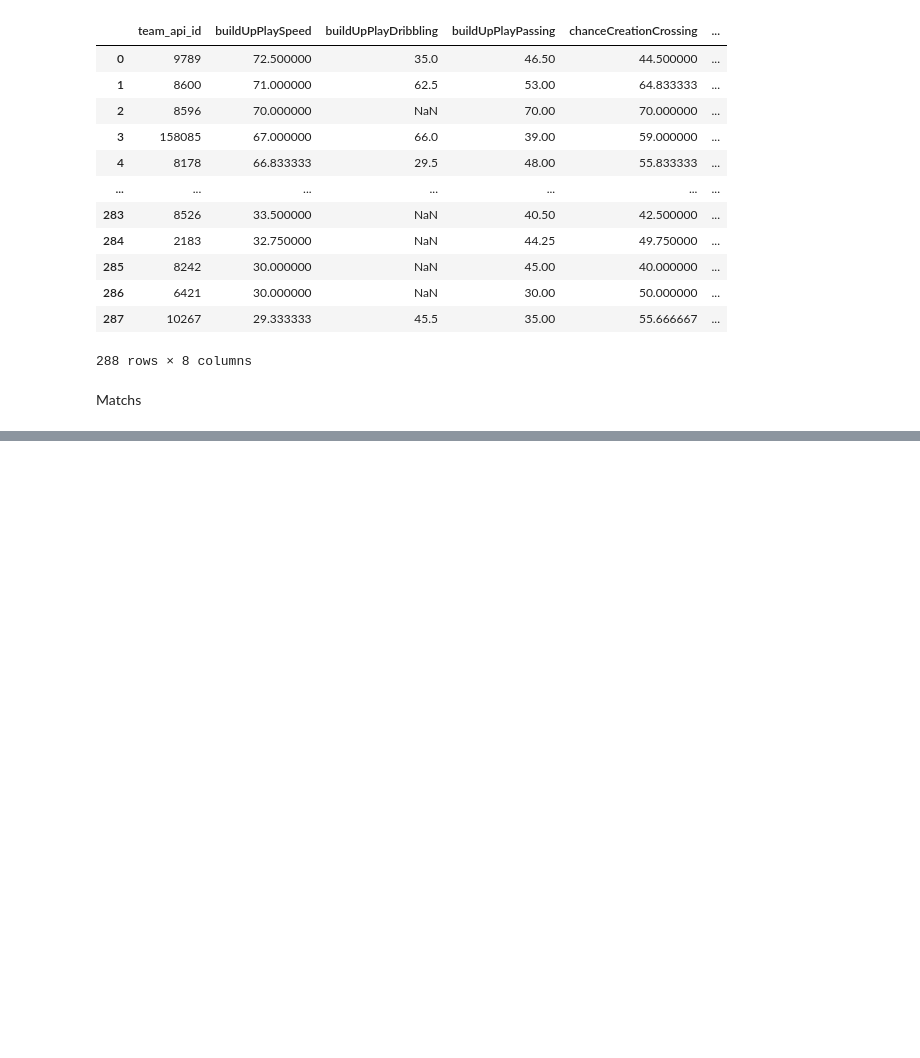
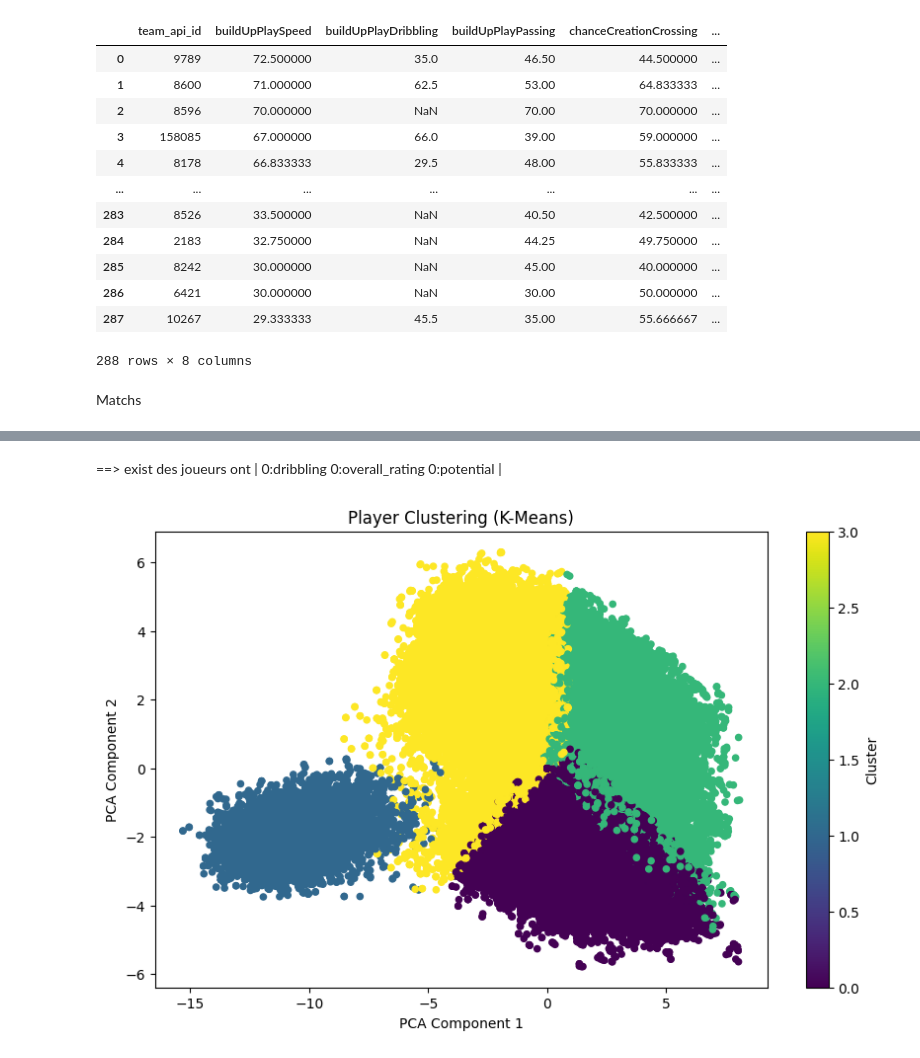
Before and after one commit to moroccandude/Analyse-Avanc-e-du-Football-Europ-en-Performances-et-Strat-gies, a Jupyter notebook: main2.ipynb, the cells around one changed output, grey strips where cells are left out. Saved outputs shown, nothing was run; the diff lists cells and outputs as text; code cells hidden in the pictures; blank space fills up the shorter version.

```diff
--- a/main2.ipynb
+++ b/main2.ipynb
@@ -455,0 +846,45 @@ df_matchs[['away_team_goal','home_team_goal','scores']].sort_values(by='scores',
+# %% [markdown]
+==> exist des joueurs ont | 0:dribbling 0:overall_rating 0:potential |
+# %%
+from sklearn.cluster import KMeans
+import matplotlib.pyplot as plt
+from sklearn.preprocessing import StandardScaler
+from sklearn.decomposition import PCA
+
+# Select relevant attributes
+att = procceed[['overall_rating', 'potential', 'crossing', 'finishing', 'heading_accuracy',
+           'short_passing', 'volleys', 'dribbling', 'curve', 'free_kick_accuracy',
+           'long_passing', 'ball_control', 'acceleration', 'sprint_speed', 'agility',
+           'reactions', 'balance', 'shot_power', 'jumping', 'stamina', 'strength',
+           'long_shots', 'aggression', 'interceptions', 'positioning', 'vision',
+           'penalties', 'marking', 'standing_tackle', 'sliding_tackle', 'gk_diving',
+           'gk_handling', 'gk_kicking', 'gk_positioning', 'gk_reflexes']]
+
+# Normalize the attributes
+normalized = StandardScaler()
+scaled_attributes = normalized.fit_transform(att)
+
+inertia = []
+
+for k in range(1, 11):  # Try k from 1 to 10
+    kmeans = KMeans(n_clusters=k, random_state=42)
+    kmeans.fit(scaled_attributes)
+    inertia.append(kmeans.inertia_)
+# Apply K-Means clustering
+kmeans = KMeans(n_clusters=4, random_state=42)
+procceed['cluster_kmeans'] = kmeans.fit_predict(scaled_attributes)
+
+# Reduce dimensions using PCA for visualization
+pca = PCA(n_components=2)
+reduced_data = pca.fit_transform(scaled_attributes)
+
+# Scatter plot of the clusters
+plt.figure(figsize=(10, 6))
+plt.scatter(reduced_data[:, 0], reduced_data[:, 1], c=procceed['cluster_kmeans'], cmap='viridis', s=20)
+plt.title('Player Clustering (K-Means)')
+plt.xlabel('PCA Component 1')
+plt.ylabel('PCA Component 2')
+plt.colorbar(label='Cluster')
+plt.show()
+# %% [output]
+[figure, added]
```
Also changed, not shown: parts of 27 cells of this notebook.
